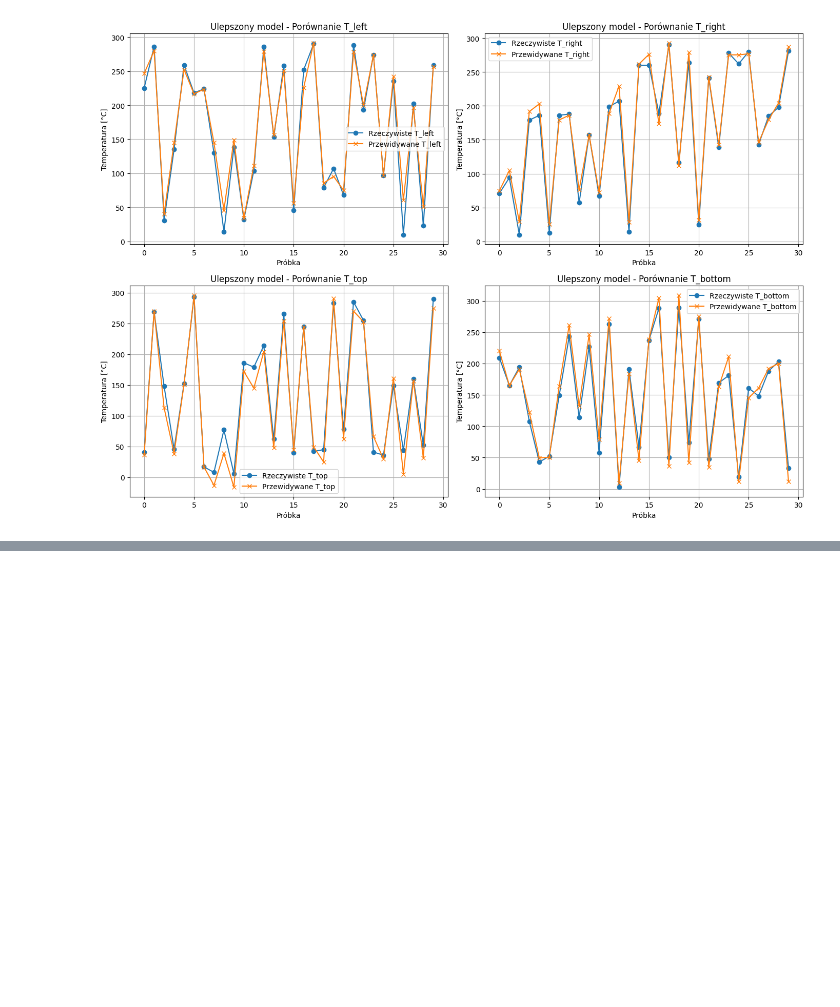
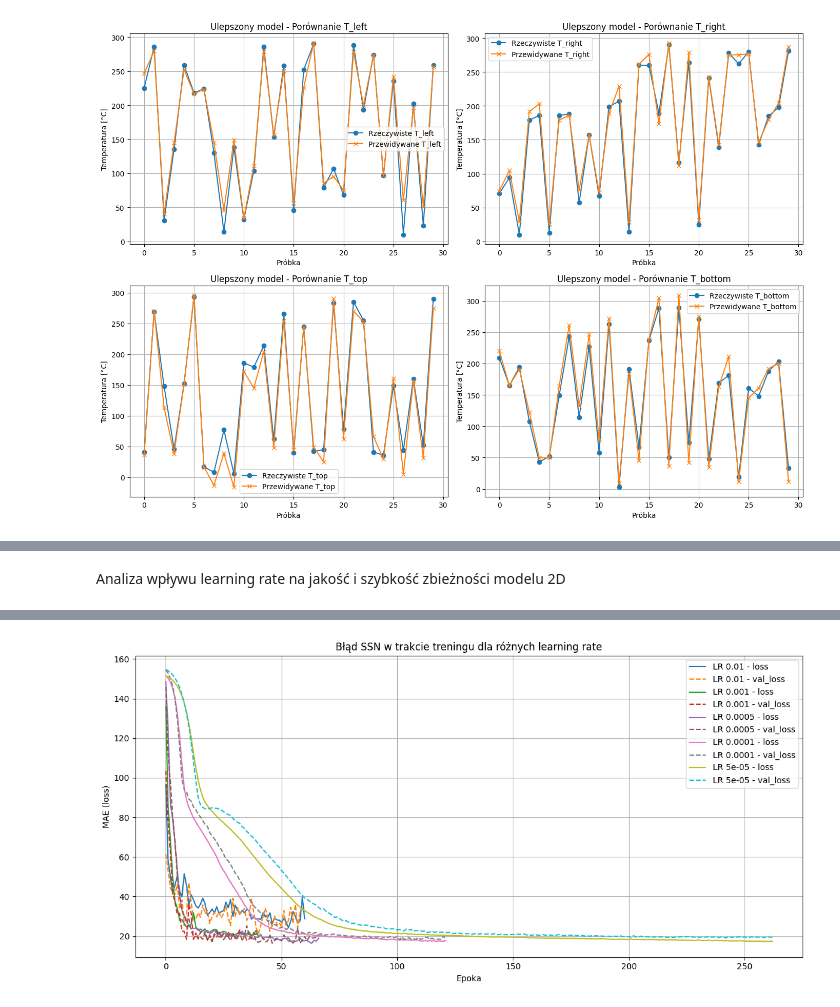
Before and after one commit to mareksigmund/Rozwi-zywanie-zada--odwrotnych, a Jupyter notebook: Lab_5/Lab05.ipynb, the cells around one changed output, grey strips where cells are left out. Saved outputs shown, nothing was run; the diff lists cells and outputs as text; code cells hidden in the pictures; blank space fills up the shorter version.

```diff
--- a/Lab_5/Lab05.ipynb
+++ b/Lab_5/Lab05.ipynb
@@ -1270,0 +1641,68 @@ plt.show()
+# %% [markdown]
+Analiza wpływu learning rate na jakość i szybkość zbieżności modelu 2D
+# %%
+import time
+import matplotlib.pyplot as plt
+from tensorflow.keras import backend as K
+
+# Wartości learning rate do przetestowania
+learning_rates = [0.01, 0.001, 0.0005, 0.0001, 0.00005]
+
+results_lr = []
+histories_lr = []
+
+for lr in learning_rates:
+    print(f"\n Trening modelu z learning rate: {lr}")
+
+    # Nowy model
+    model = keras.Sequential([
+        lyr.Input(shape=(Nx * Ny,)),
+        lyr.Dense(256, activation='relu'),
+        lyr.Dense(128, activation='relu'),
+        lyr.Dense(64, activation='relu'),
+        lyr.Dense(4)
+    ])
+
+    model.compile(
+        optimizer=keras.optimizers.Adam(learning_rate=lr),
+        loss='mae'
+    )
+
+    early_stop = EarlyStopping(monitor='val_loss', patience=20, restore_best_weights=True)
+
+    # Trening + czas
+    start_time = time.time()
+    history = model.fit(
+        X_train_back_2D, y_train_back_2D,
+        validation_split=0.1,
+        epochs=300,
+        batch_size=4,
+        callbacks=[early_stop],
+        verbose=0
+    )
+    training_time = time.time() - start_time
+
+    test_loss = model.evaluate(X_test_back_2D, y_test_back_2D, verbose=0)
+    best_epoch = len(history.history['loss'])
+
+    results_lr.append((lr, test_loss, best_epoch, training_time))
+    histories_lr.append((lr, history.history))
+
+    print(f" MAE: {test_loss:.4f}, Epoki: {best_epoch}, Czas: {training_time:.2f}s")
+
+    K.clear_session()
+
+#  Wizualizacja loss/val_loss
+plt.figure(figsize=(12, 6))
+for lr, hist in histories_lr:
+    plt.plot(hist['loss'], label=f'LR {lr} - loss')
+    plt.plot(hist['val_loss'], linestyle='--', label=f'LR {lr} - val_loss')
+
+plt.title('Błąd SSN w trakcie treningu dla różnych learning rate')
+plt.xlabel('Epoka')
+plt.ylabel('MAE (loss)')
+plt.legend()
+plt.grid(True)
+plt.tight_layout()
+plt.show()
+# %% [output]
@@ -1270,0 +1723 @@ plt.show()
+[figure, added]
```
Also changed, not shown: parts of 120 cells of this notebook, 1 other file.
